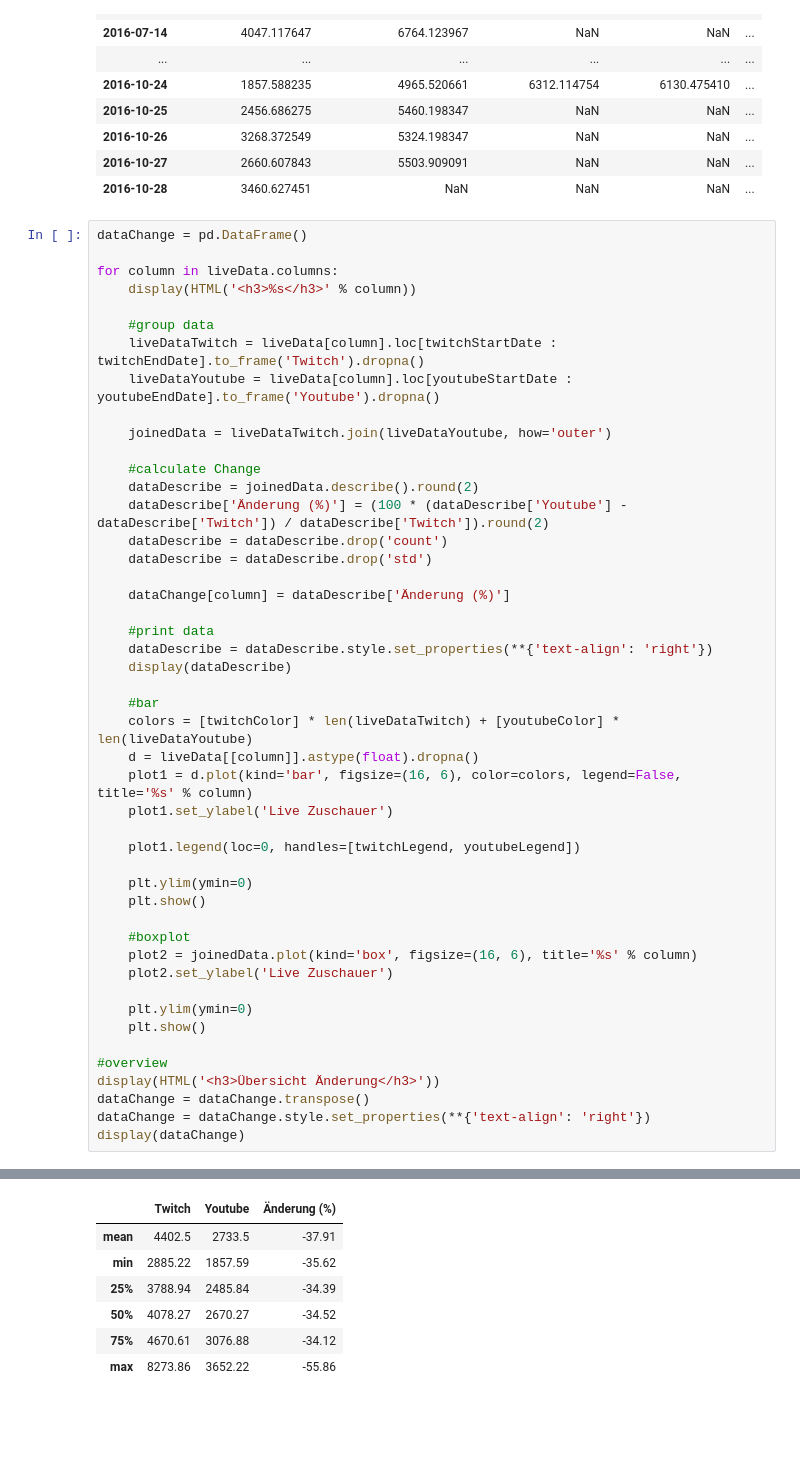
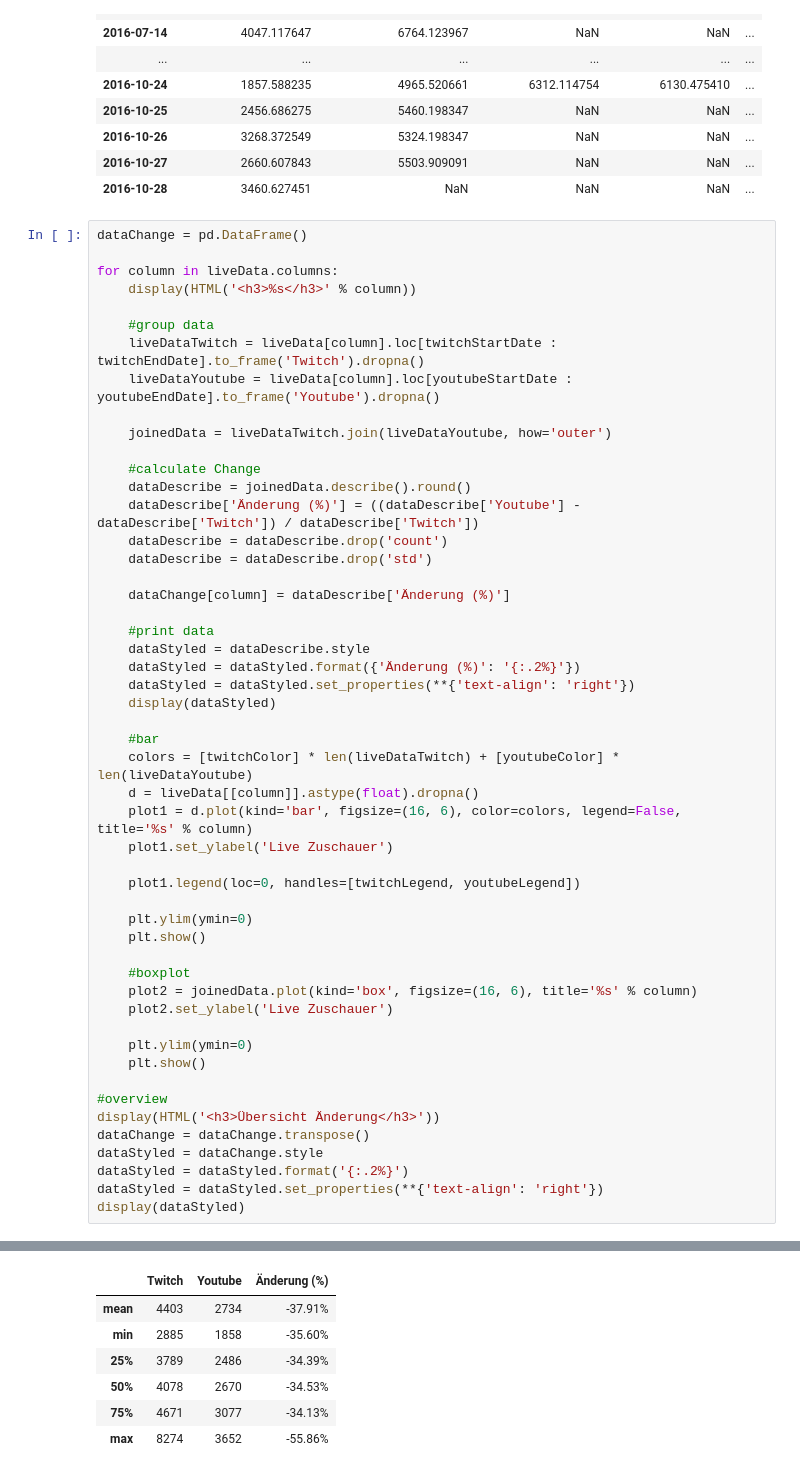
Before and after one commit to rbtvstats/rbtvstats, a Jupyter notebook: notebooks/twitch_youtube.ipynb, the cells around one changed output, grey strips where cells are left out. Cells and saved outputs as stored; diff of their text form; blank space fills up the shorter version.

```diff
--- a/notebooks/twitch_youtube.ipynb
+++ b/notebooks/twitch_youtube.ipynb
@@ -151,49 +151,53 @@ for column in liveData.columns:
     joinedData = liveDataTwitch.join(liveDataYoutube, how='outer')
 
     #calculate Change
-    dataDescribe = joinedData.describe().round(2)
-    dataDescribe['Änderung (%)'] = (100 * (dataDescribe['Youtube'] - dataDescribe['Twitch']) / dataDescribe['Twitch']).round(2)
+    dataDescribe = joinedData.describe().round()
+    dataDescribe['Änderung (%)'] = ((dataDescribe['Youtube'] - dataDescribe['Twitch']) / dataDescribe['Twitch'])
     dataDescribe = dataDescribe.drop('count')
     dataDescribe = dataDescribe.drop('std')
 
     dataChange[column] = dataDescribe['Änderung (%)']
 
     #print data
-    dataDescribe = dataDescribe.style.set_properties(**{'text-align': 'right'})
-    display(dataDescribe)
+    dataStyled = dataDescribe.style
+    dataStyled = dataStyled.format({'Änderung (%)': '{:.2%}'})
+    dataStyled = dataStyled.set_properties(**{'text-align': 'right'})
+    display(dataStyled)
 
     #bar
     colors = [twitchColor] * len(liveDataTwitch) + [youtubeColor] * len(liveDataYoutube)
     d = liveData[[column]].astype(float).dropna()
     plot1 = d.plot(kind='bar', figsize=(16, 6), color=colors, legend=False, title='%s' % column)
     plot1.set_ylabel('Live Zuschauer')
 
     plot1.legend(loc=0, handles=[twitchLegend, youtubeLegend])
 
     plt.ylim(ymin=0)
     plt.show()
 
     #boxplot
     plot2 = joinedData.plot(kind='box', figsize=(16, 6), title='%s' % column)
     plot2.set_ylabel('Live Zuschauer')
 
     plt.ylim(ymin=0)
     plt.show()
 
 #overview
 display(HTML('<h3>Übersicht Änderung</h3>'))
 dataChange = dataChange.transpose()
-dataChange = dataChange.style.set_properties(**{'text-align': 'right'})
-display(dataChange)
+dataStyled = dataChange.style
+dataStyled = dataStyled.format('{:.2%}')
+dataStyled = dataStyled.set_properties(**{'text-align': 'right'})
+display(dataStyled)
 # %% [output]
 MoinMoin 10:30 - 11:20
 |  | Twitch | Youtube | Änderung (%) |
-| mean | 4402.5 | 2733.5 | -37.91 |
-| min | 2885.22 | 1857.59 | -35.62 |
-| 25% | 3788.94 | 2485.84 | -34.39 |
-| 50% | 4078.27 | 2670.27 | -34.52 |
-| 75% | 4670.61 | 3076.88 | -34.12 |
-| max | 8273.86 | 3652.22 | -55.86 |
+| mean | 4403 | 2734 | -37.91% |
+| min | 2885 | 1858 | -35.60% |
+| 25% | 3789 | 2486 | -34.39% |
+| 50% | 4078 | 2670 | -34.53% |
+| 75% | 4671 | 3077 | -34.13% |
+| max | 8274 | 3652 | -55.86% |
 [figure]
 [figure]
 Game+ Daily 18:00 - 20:00
```
Also changed, not shown: parts of 1 cell of this notebook.
